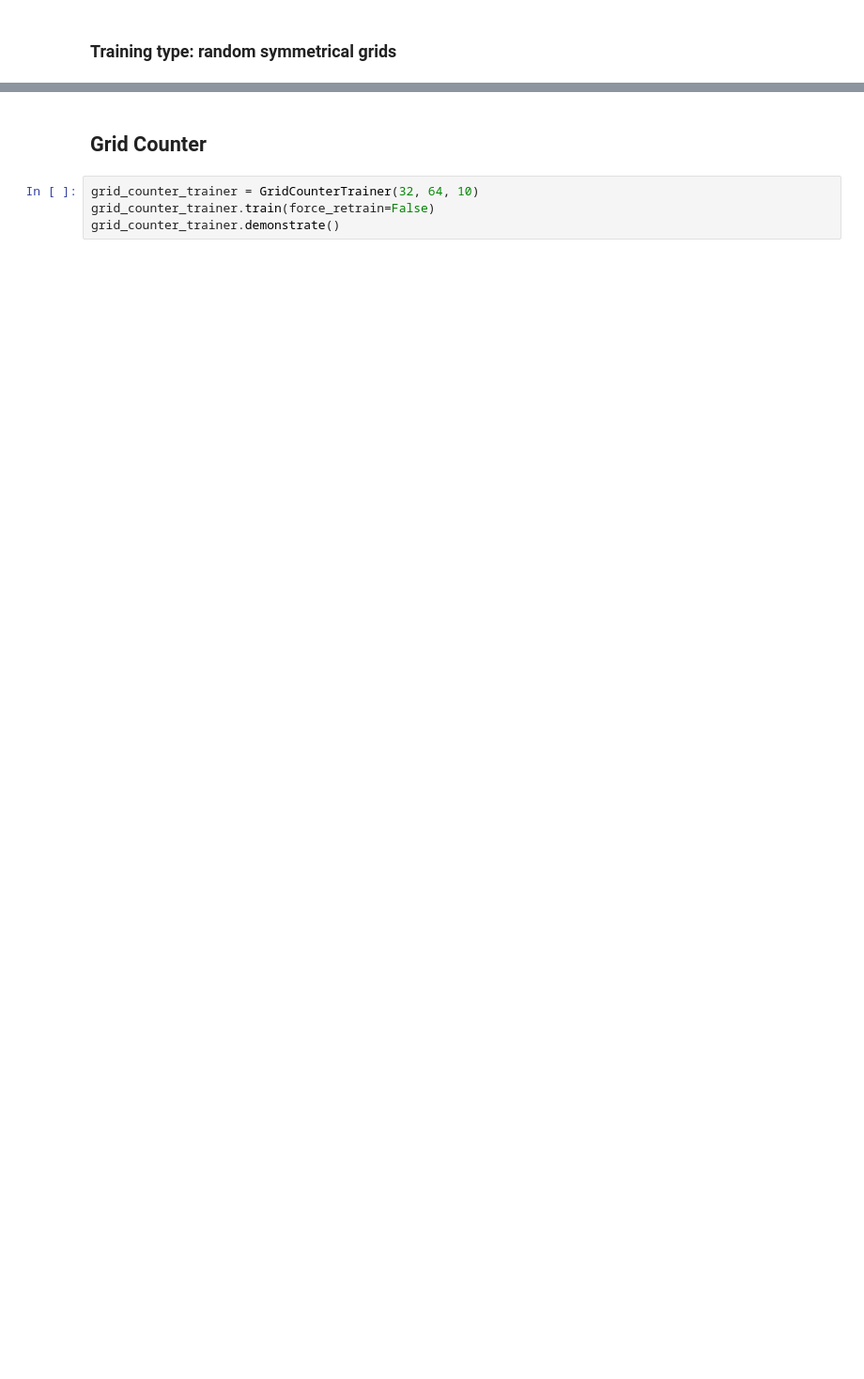
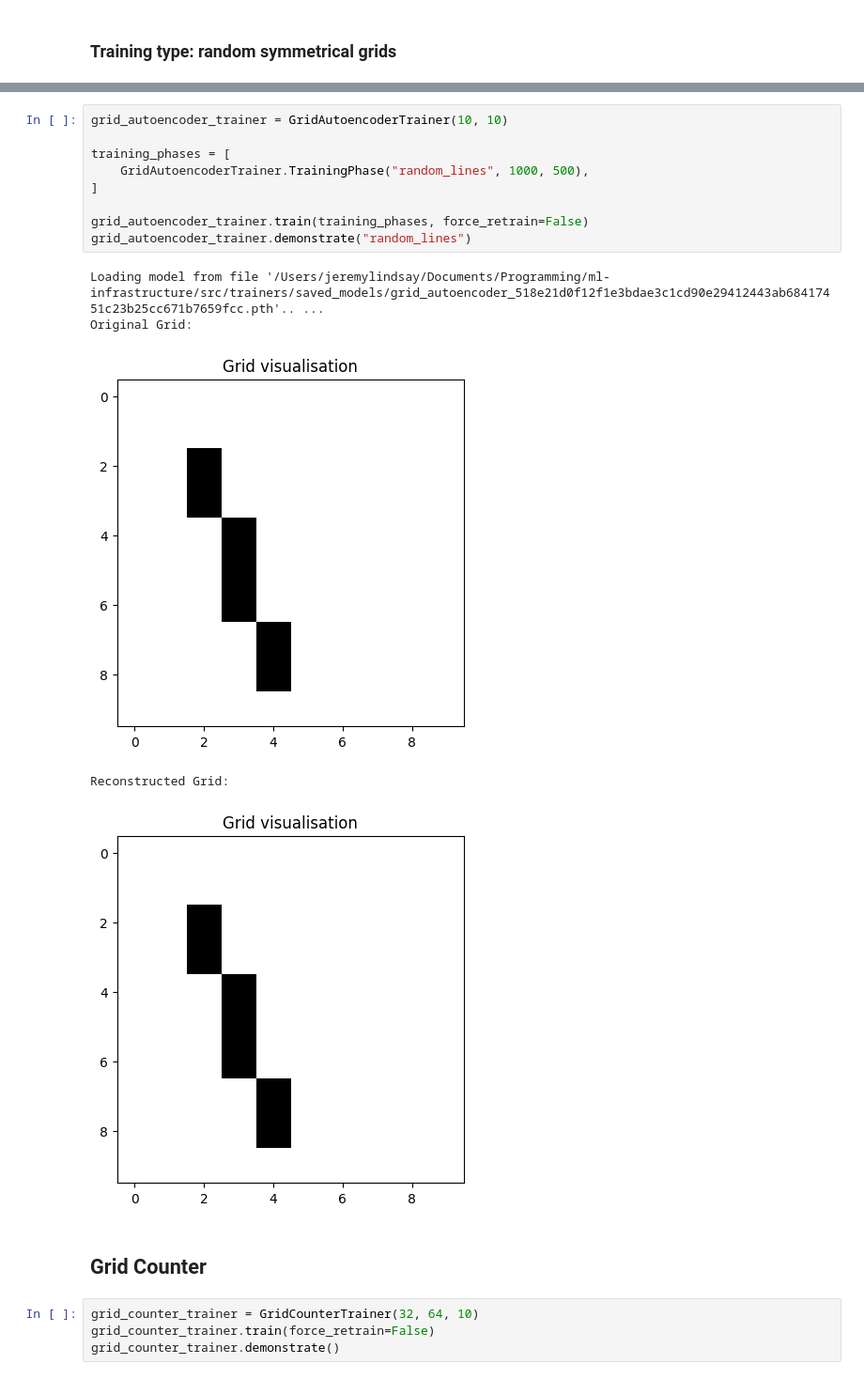
Before and after one commit to jnlindsay/ml-infrastructure, a Jupyter notebook: src/model_trainer_runner.ipynb, the cells around one changed output, grey strips where cells are left out. Shown: that part at 94% size. Saved outputs shown, nothing was run; the diff lists cells and outputs as text; blank space fills up the shorter version.

Commit message:
more visualisations for grid autoencoder and grid counter

```diff
--- a/src/model_trainer_runner.ipynb
+++ b/src/model_trainer_runner.ipynb
@@ -54,3 +47,18 @@ Original Grid:
+# %%
+grid_autoencoder_trainer = GridAutoencoderTrainer(10, 10)
+
+training_phases = [
+    GridAutoencoderTrainer.TrainingPhase("random_lines", 1000, 500),
+]
+
+grid_autoencoder_trainer.train(training_phases, force_retrain=False)
+grid_autoencoder_trainer.demonstrate("random_lines")
+# %% [output]
+Loading model from file '/Users/jeremylindsay/Documents/Programming/ml-infrastructure/src/trainers/saved_models/grid_autoencoder_518e21d0f12f1e3bdae3c1cd90e29412443ab68417451c23b25cc671b7659fcc.pth'.. ...
+Original Grid:
+[figure, added]
+Reconstructed Grid:
+[figure, added]
 # %% [markdown]
 ## Grid Counter
 # %%
```
Also changed, not shown: parts of 6 cells of this notebook, 2 other files.
